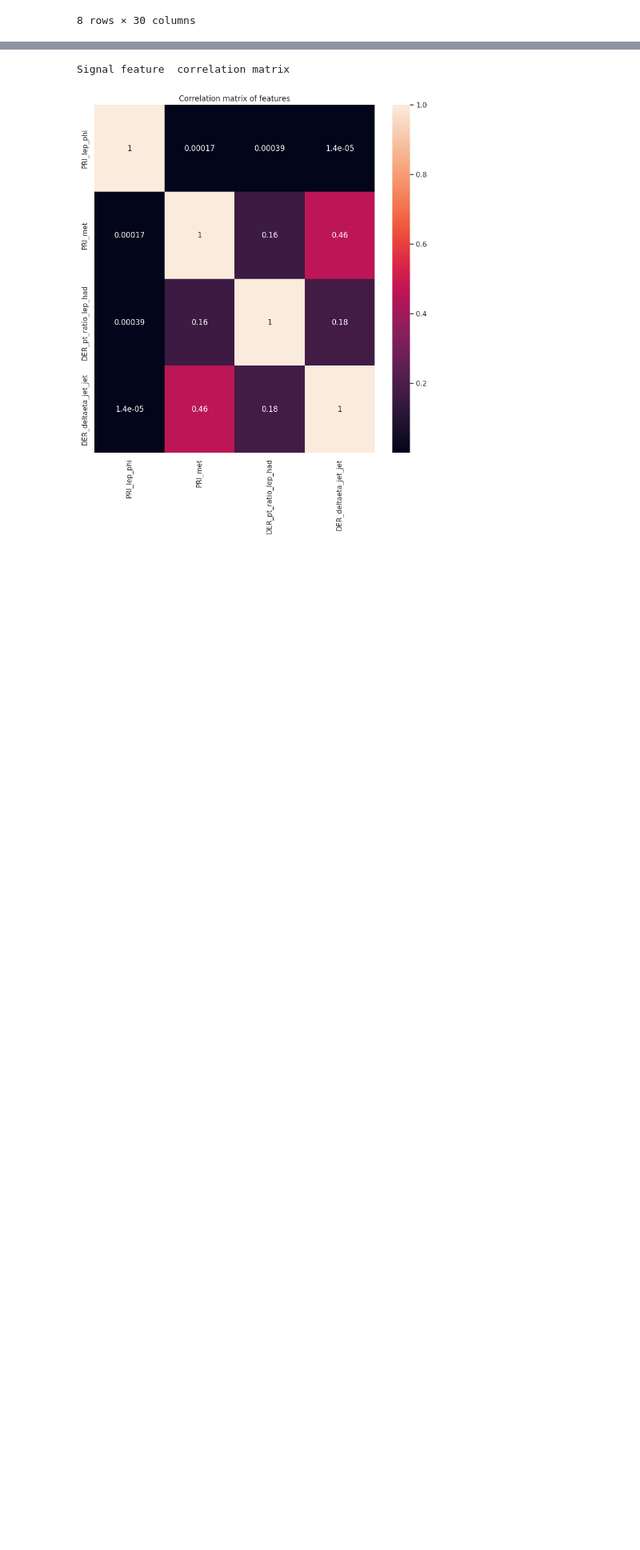
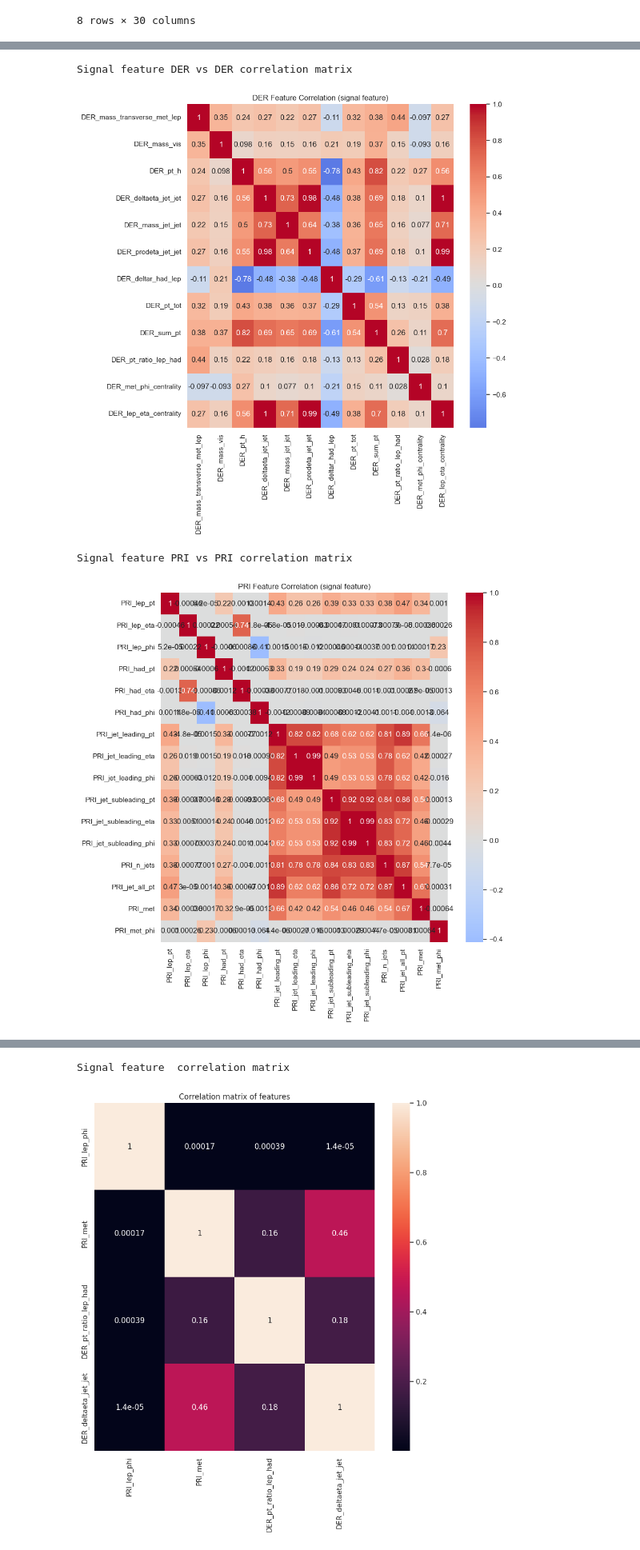
Before and after one commit to blackSwanCS/Higgs_collaboration_A, a Jupyter notebook: StartingKit_Black_Swan_HiggsML.ipynb, the cells around one changed output, grey strips where cells are left out. Shown at 80% size. Saved outputs shown, nothing was run; the diff lists cells and outputs as text; code cells hidden in the pictures; blank space fills up the shorter version.

```diff
--- a/StartingKit_Black_Swan_HiggsML.ipynb
+++ b/StartingKit_Black_Swan_HiggsML.ipynb
@@ -233,0 +236,15 @@ histogram_dataset(
+# %%
+import sys
+import os
+import importlib
+
+# Añade el path del directorio actual (donde está el notebook)
+sys.path.append(os.getcwd())
+import sample_code_submission.feature_analysis as fa
+importlib.reload(fa)
+fa.feature_corrilations(data_set)
+# %% [output]
+Signal feature DER vs DER correlation matrix
+[figure, added]
+Signal feature PRI vs PRI correlation matrix
+[figure, added]
```
Also changed, not shown: parts of 7 cells of this notebook, 1 other file.
